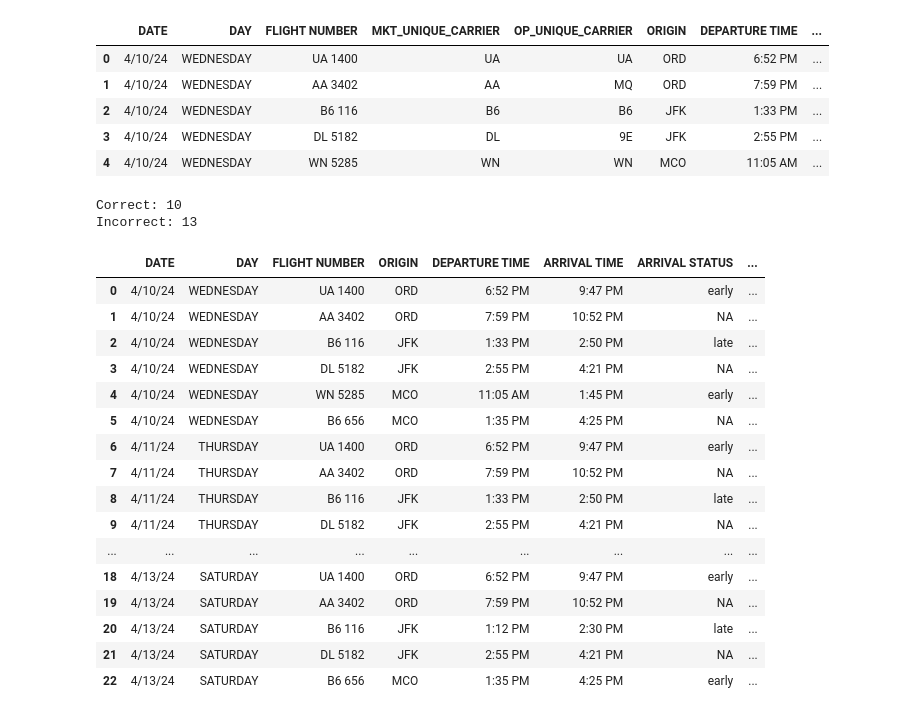
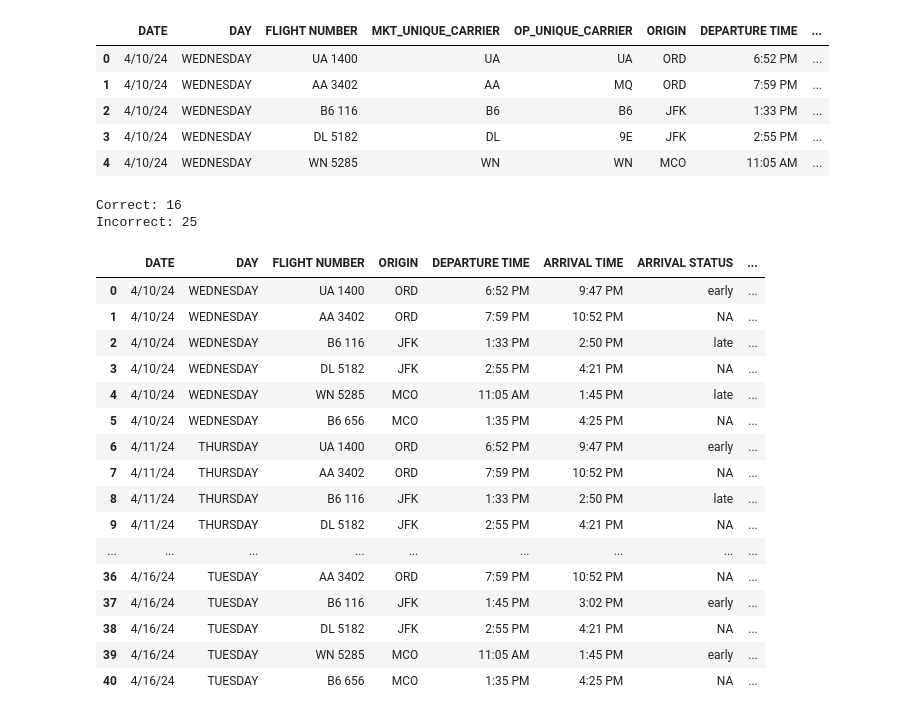
Before and after one commit to pksp99/flight-predictor, a Jupyter notebook: make_final_prediction_csv.ipynb, the cells around one changed output. Drawn from its saved outputs; the diff is of its cells as text; code cells hidden in the pictures.

```diff
--- a/make_final_prediction_csv.ipynb
+++ b/make_final_prediction_csv.ipynb
@@ -39,10 +39,10 @@ from IPython.display import display, HTML
 # %% [markdown]
 ## Load all datasets
 # %%
-submission_csv = pd.read_csv('test_data/CIS_662 _INITIAL_Predictions.csv', keep_default_na=False)
+submission_csv = pd.read_csv('test_data/Professor_CSV.csv', keep_default_na=False)
 former_flights_data = pd.read_csv('dataset/merged_data/former_flight_data.csv')
 latter_flight_data = pd.read_csv('dataset/merged_data/latter_flight_data.csv')
-test_data = pd.read_csv('test_data/initial_test_data_for_prediction.csv')
+test_data = pd.read_csv('test_data/Test_Merged_Data.csv')
 # %% [markdown]
 ## Preprocess all datasets
 # %%
@@ -266,46 +266,46 @@ def get_status(scheduled, actual):
     else:
         return 'ontime'
 # %%
-actual_df = pd.read_csv('initial_submission_actual.csv')
+actual_df = pd.read_csv('./test_data/Actual_Test_Data.csv')
 actual_df = actual_df.head(submission_csv.shape[0])
 check_correctness_df = submission_csv.merge(actual_df['ACTUAL ARRIVAL TIME'], left_index=True, right_index=True)
 check_correctness_df['Actual Status'] = check_correctness_df['ARRIVAL TIME']
 check_correctness_df['Actual Status'] = check_correctness_df.apply(lambda row: get_status(row['ARRIVAL TIME'], row['ACTUAL ARRIVAL TIME']), axis=1)
 
 count = 0
 for i in range(0, check_correctness_df.shape[0]):
     cur_row = check_correctness_df.iloc[i]
 
     # former
     if cur_row['ARRIVAL STATUS'] != 'NA':
         if cur_row['ARRIVAL STATUS'] != cur_row['Actual Status']: count += 1
         former_status = cur_row['Actual Status']
 
     # latter
     else:
         col = 'ARRIVAL STATUS_Prev_flight_' + former_status
         if cur_row[col] != cur_row['Actual Status']: count += 1
 
 print(f'Correct: {check_correctness_df.shape[0] - count}\nIncorrect: {count}')
 
 check_correctness_df
 # %% [output]
-Correct: 10
-Incorrect: 13
+Correct: 16
+Incorrect: 25
 |  | DATE | DAY | FLIGHT NUMBER | ORIGIN | DEPARTURE TIME | ARRIVAL TIME | ARRIVAL STATUS | ... |
 | 0 | 4/10/24 | WEDNESDAY | UA 1400 | ORD | 6:52 PM | 9:47 PM | early | ... |
 | 1 | 4/10/24 | WEDNESDAY | AA 3402 | ORD | 7:59 PM | 10:52 PM | NA | ... |
 | 2 | 4/10/24 | WEDNESDAY | B6 116 | JFK | 1:33 PM | 2:50 PM | late | ... |
 | 3 | 4/10/24 | WEDNESDAY | DL 5182 | JFK | 2:55 PM | 4:21 PM | NA | ... |
-| 4 | 4/10/24 | WEDNESDAY | WN 5285 | MCO | 11:05 AM | 1:45 PM | early | ... |
+| 4 | 4/10/24 | WEDNESDAY | WN 5285 | MCO | 11:05 AM | 1:45 PM | late | ... |
 | 5 | 4/10/24 | WEDNESDAY | B6 656 | MCO | 1:35 PM | 4:25 PM | NA | ... |
 | 6 | 4/11/24 | THURSDAY | UA 1400 | ORD | 6:52 PM | 9:47 PM | early | ... |
 | 7 | 4/11/24 | THURSDAY | AA 3402 | ORD | 7:59 PM | 10:52 PM | NA | ... |
 | 8 | 4/11/24 | THURSDAY | B6 116 | JFK | 1:33 PM | 2:50 PM | late | ... |
 | 9 | 4/11/24 | THURSDAY | DL 5182 | JFK | 2:55 PM | 4:21 PM | NA | ... |
 | ... | ... | ... | ... | ... | ... | ... | ... | ... |
-| 18 | 4/13/24 | SATURDAY | UA 1400 | ORD | 6:52 PM | 9:47 PM | early | ... |
-| 19 | 4/13/24 | SATURDAY | AA 3402 | ORD | 7:59 PM | 10:52 PM | NA | ... |
-| 20 | 4/13/24 | SATURDAY | B6 116 | JFK | 1:12 PM | 2:30 PM | late | ... |
-| 21 | 4/13/24 | SATURDAY | DL 5182 | JFK | 2:55 PM | 4:21 PM | NA | ... |
-| 22 | 4/13/24 | SATURDAY | B6 656 | MCO | 1:35 PM | 4:25 PM | early | ... |
+| 36 | 4/16/24 | TUESDAY | AA 3402 | ORD | 7:59 PM | 10:52 PM | NA | ... |
+| 37 | 4/16/24 | TUESDAY | B6 116 | JFK | 1:45 PM | 3:02 PM | early | ... |
+| 38 | 4/16/24 | TUESDAY | DL 5182 | JFK | 2:55 PM | 4:21 PM | NA | ... |
+| 39 | 4/16/24 | TUESDAY | WN 5285 | MCO | 11:05 AM | 1:45 PM | early | ... |
+| 40 | 4/16/24 | TUESDAY | B6 656 | MCO | 1:35 PM | 4:25 PM | NA | ... |
```
Also changed, not shown: parts of 3 cells of this notebook, 12 other files.
